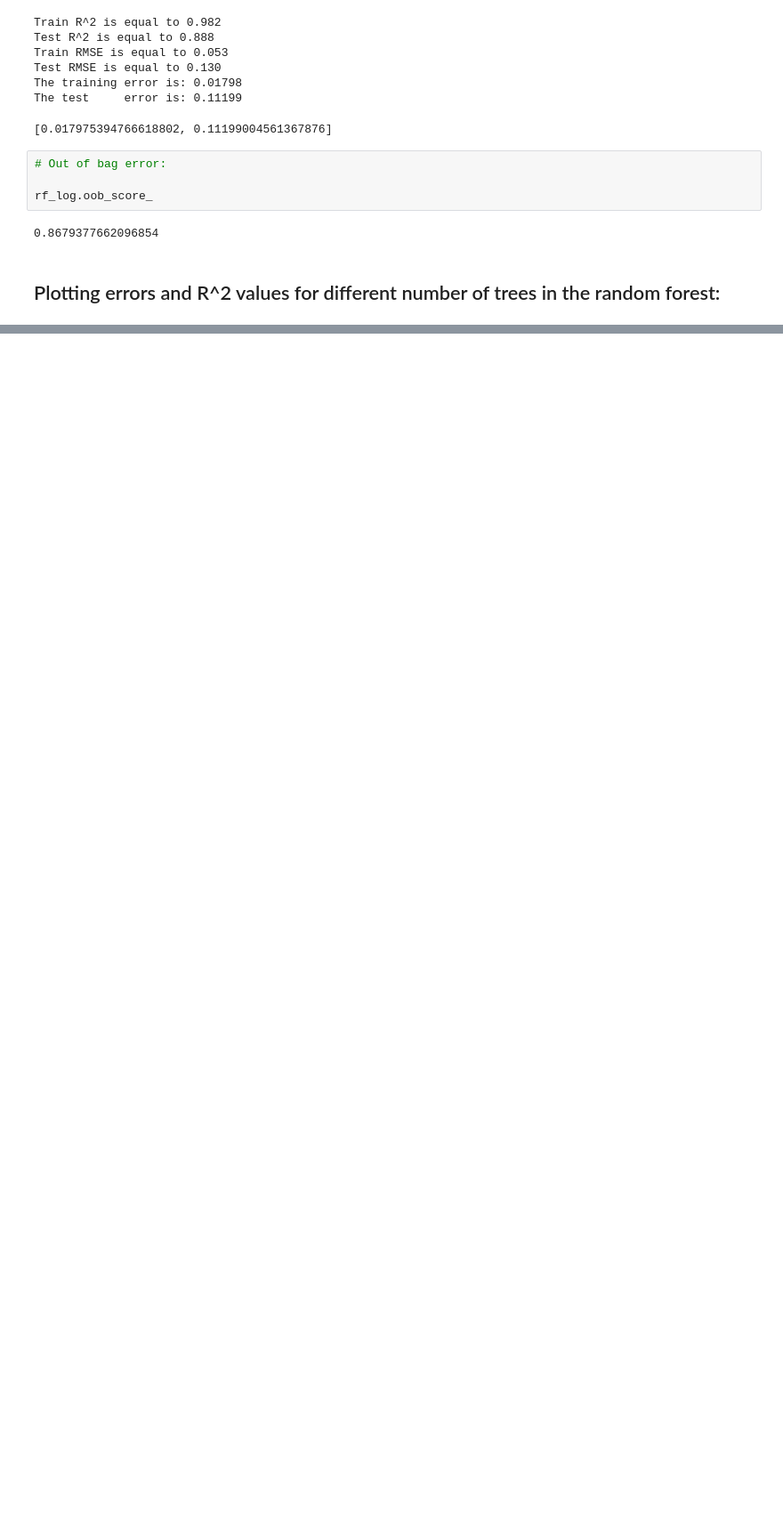
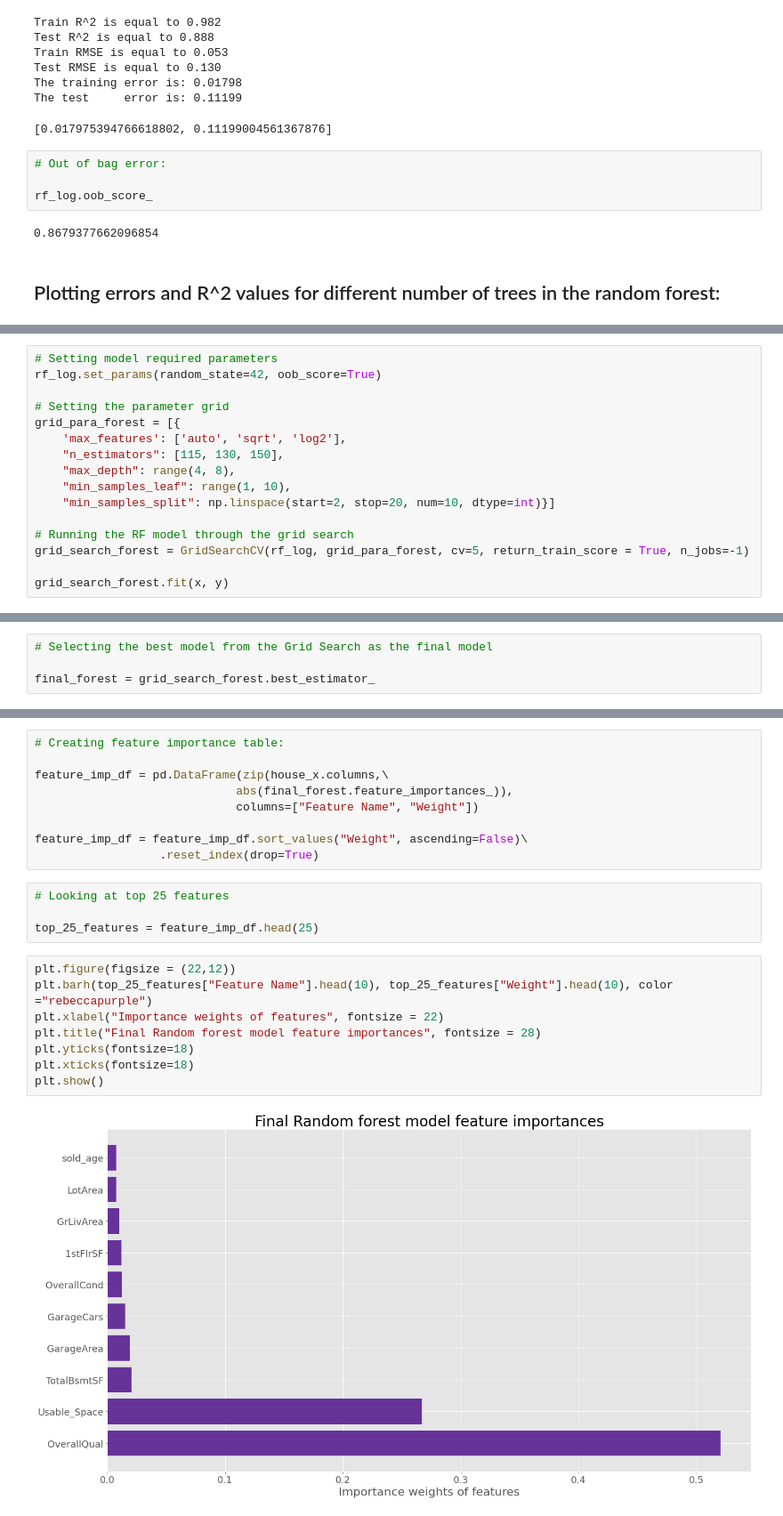
Before and after one commit to suhitasva/ML_Project, a Jupyter notebook: RF_models.ipynb, the cells around one changed output, grey strips where cells are left out. Shown: that part at 89% size. Cells and saved outputs as stored; diff of their text form; blank space fills up the shorter version.

Commit message:
Loaded and processed data, fitted base models, selected parameters by tuning, did feature selection and visualized one tree from the model

```diff
--- a/RF_models.ipynb
+++ b/RF_models.ipynb
@@ -200,0 +302,16 @@ plt.show()
+# %%
+# Setting model required parameters
+rf_log.set_params(random_state=42, oob_score=True)
+
+# Setting the parameter grid
+grid_para_forest = [{
+    'max_features': ['auto', 'sqrt', 'log2'],
+    "n_estimators": [115, 130, 150],
+    "max_depth": range(4, 8),
+    "min_samples_leaf": range(1, 10),
+    "min_samples_split": np.linspace(start=2, stop=20, num=10, dtype=int)}]
+
+# Running the RF model through the grid search
+grid_search_forest = GridSearchCV(rf_log, grid_para_forest, cv=5, return_train_score = True, n_jobs=-1)
+
+grid_search_forest.fit(x, y)
@@ -200,0 +352,4 @@ plt.show()
+# %%
+# Selecting the best model from the Grid Search as the final model
+
+final_forest = grid_search_forest.best_estimator_
@@ -200,0 +374,23 @@ plt.show()
+# %%
+# Creating feature importance table:
+
+feature_imp_df = pd.DataFrame(zip(house_x.columns,\
+                             abs(final_forest.feature_importances_)),
+                             columns=["Feature Name", "Weight"])
+
+feature_imp_df = feature_imp_df.sort_values("Weight", ascending=False)\
+                  .reset_index(drop=True)
+# %%
+# Looking at top 25 features
+
+top_25_features = feature_imp_df.head(25)
+# %%
+plt.figure(figsize = (22,12))
+plt.barh(top_25_features["Feature Name"].head(10), top_25_features["Weight"].head(10), color ="rebeccapurple")
+plt.xlabel("Importance weights of features", fontsize = 22)
+plt.title("Final Random forest model feature importances", fontsize = 28)
+plt.yticks(fontsize=18)
+plt.xticks(fontsize=18)
+plt.show()
+# %% [output]
+[figure, added]
```
Also changed, not shown: parts of 41 cells of this notebook.
